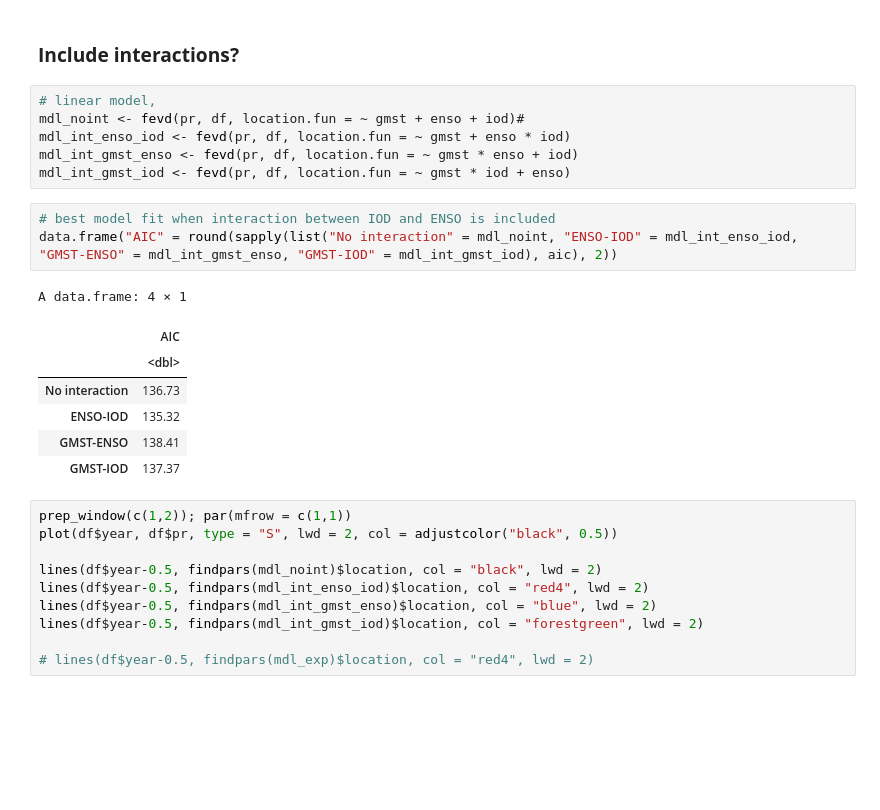
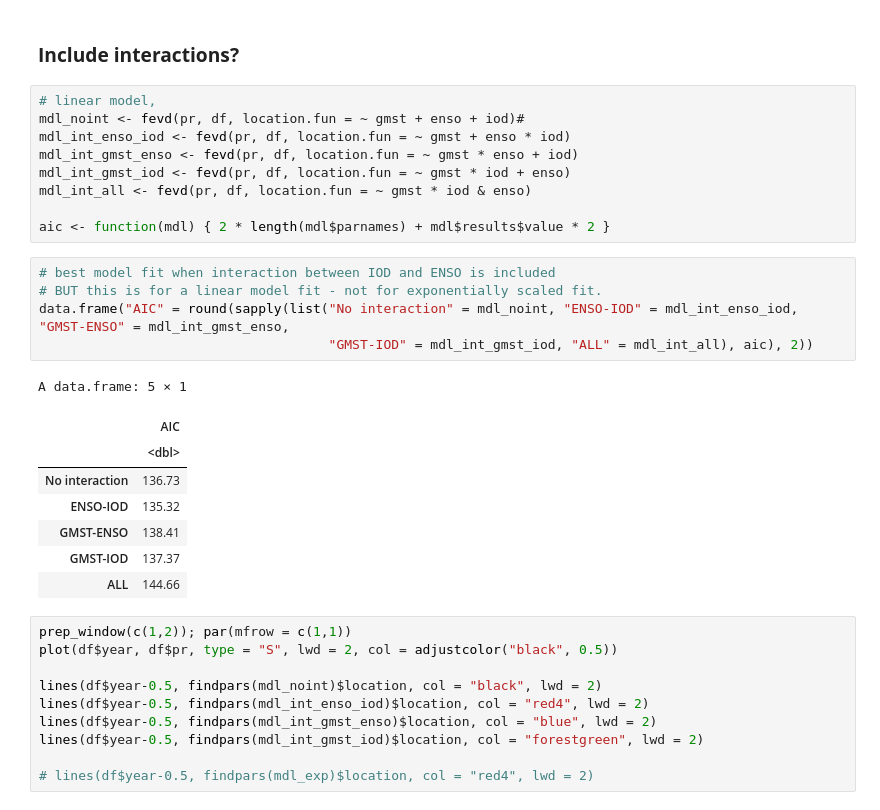
Before and after one commit to clairbarnes/wwa-current, a Jupyter notebook: 23-11_hoa-floods/hoa-floods_9R_additional-modelling.ipynb, the cells around one changed output. Cells and saved outputs as stored; diff of their text form; blank space fills up the shorter version.

```diff
--- a/23-11_hoa-floods/hoa-floods_9R_additional-modelling.ipynb
+++ b/23-11_hoa-floods/hoa-floods_9R_additional-modelling.ipynb
@@ -202,23 +266,29 @@ enso_2023 <- nino$enso[nino$year == 2023]
 pr_2023 <- df$pr[df$year == 2023]
 # %% [markdown]
 ### **Include interactions?**
-# %%
-# linear model,
-mdl_noint <- fevd(pr, df, location.fun = ~ gmst + enso + iod)#
-mdl_int_enso_iod <- fevd(pr, df, location.fun = ~ gmst + enso * iod)
-mdl_int_gmst_enso <- fevd(pr, df, location.fun = ~ gmst * enso + iod)
-mdl_int_gmst_iod <- fevd(pr, df, location.fun = ~ gmst * iod + enso)
+# %%
+# linear model,
+mdl_noint <- fevd(pr, df, location.fun = ~ gmst + enso + iod)#
+mdl_int_enso_iod <- fevd(pr, df, location.fun = ~ gmst + enso * iod)
+mdl_int_gmst_enso <- fevd(pr, df, location.fun = ~ gmst * enso + iod)
+mdl_int_gmst_iod <- fevd(pr, df, location.fun = ~ gmst * iod + enso)
+mdl_int_all <- fevd(pr, df, location.fun = ~ gmst * iod & enso)
+
+aic <- function(mdl) { 2 * length(mdl$parnames) + mdl$results$value * 2 }
 # %%
 # best model fit when interaction between IOD and ENSO is included
-data.frame("AIC" = round(sapply(list("No interaction" = mdl_noint, "ENSO-IOD" = mdl_int_enso_iod, "GMST-ENSO" = mdl_int_gmst_enso, "GMST-IOD" = mdl_int_gmst_iod), aic), 2))
+# BUT this is for a linear model fit - not for exponentially scaled fit.
+data.frame("AIC" = round(sapply(list("No interaction" = mdl_noint, "ENSO-IOD" = mdl_int_enso_iod, "GMST-ENSO" = mdl_int_gmst_enso,
+                                     "GMST-IOD" = mdl_int_gmst_iod, "ALL" = mdl_int_all), aic), 2))
 # %% [output]
-A data.frame: 4 × 1
+A data.frame: 5 × 1
 |  | AIC |
 |  | <dbl> |
 | No interaction | 136.73 |
 | ENSO-IOD | 135.32 |
 | GMST-ENSO | 138.41 |
 | GMST-IOD | 137.37 |
+| ALL | 144.66 |
 # %%
 prep_window(c(1,2)); par(mfrow = c(1,1))
 plot(df$year, df$pr, type = "S", lwd = 2, col = adjustcolor("black", 0.5))
```
Also changed, not shown: parts of 24 cells of this notebook.
